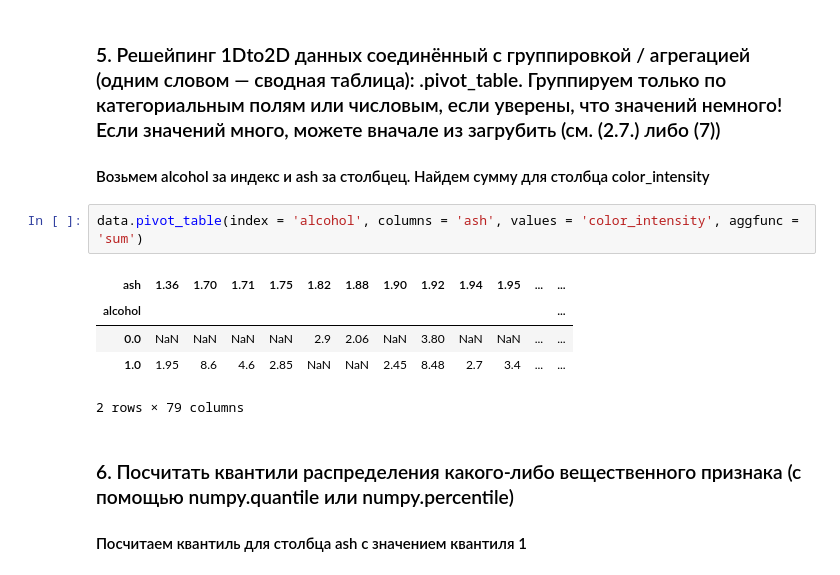
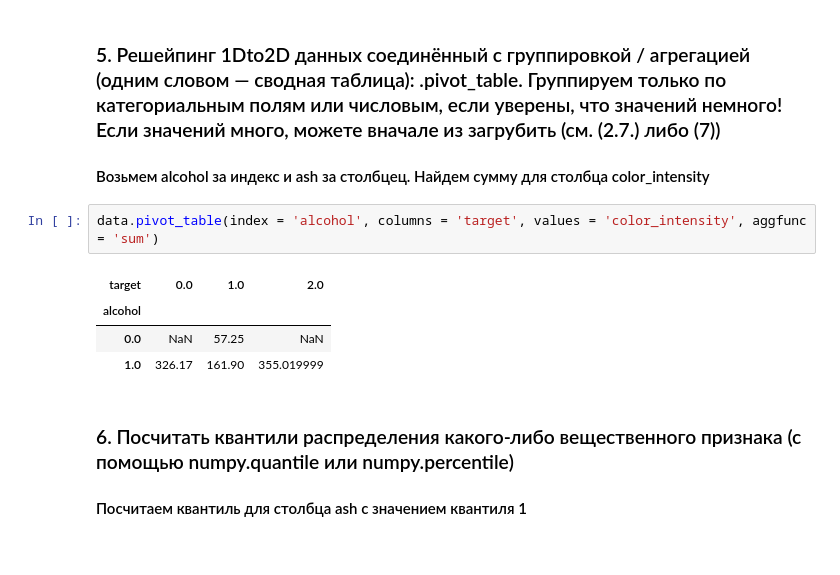
Before and after one commit to poste0/Labs, a Jupyter notebook: DataAnalysis/Stepanenko_Lab2.ipynb, the cells around one changed output. Cells and saved outputs as stored; diff of their text form.

```diff
--- a/DataAnalysis/Stepanenko_Lab2.ipynb
+++ b/DataAnalysis/Stepanenko_Lab2.ipynb
@@ -325,13 +317,12 @@ a.pivot(index = 'alcohol', columns = 'ash')
 ### 5. Решейпинг 1Dto2D данных соединённый с группировкой / агрегацией (одним словом — сводная таблица): .pivot_table. Группируем только по категориальным полям или числовым, если уверены, что значений немного! Если значений много, можете вначале из загрубить (см. (2.7.) либо (7))
 #### Возьмем alcohol за индекс и ash за столбцец. Найдем сумму для столбца color_intensity
 # %%
-data.pivot_table(index = 'alcohol', columns = 'ash', values = 'color_intensity', aggfunc = 'sum')
+data.pivot_table(index = 'alcohol', columns = 'target', values = 'color_intensity', aggfunc = 'sum')
 # %% [output]
-| ash | 1.36 | 1.70 | 1.71 | 1.75 | 1.82 | 1.88 | 1.90 | 1.92 | 1.94 | 1.95 | ... | ... |
-| alcohol |  |  |  |  |  |  |  |  |  |  |  | ... |
-| 0.0 | NaN | NaN | NaN | NaN | 2.9 | 2.06 | NaN | 3.80 | NaN | NaN | ... | ... |
-| 1.0 | 1.95 | 8.6 | 4.6 | 2.85 | NaN | NaN | 2.45 | 8.48 | 2.7 | 3.4 | ... | ... |
+| target | 0.0 | 1.0 | 2.0 |
+| alcohol |  |  |  |
+| 0.0 | NaN | 57.25 | NaN |
+| 1.0 | 326.17 | 161.90 | 355.019999 |
-2 rows × 79 columns
 # %% [markdown]
 ### 6. Посчитать квантили распределения какого-либо вещественного признака (с помощью numpy.quantile или numpy.percentile)
 #### Посчитаем квантиль для столбца ash с значением квантиля 1
```
Also changed, not shown: parts of 5 cells of this notebook.
